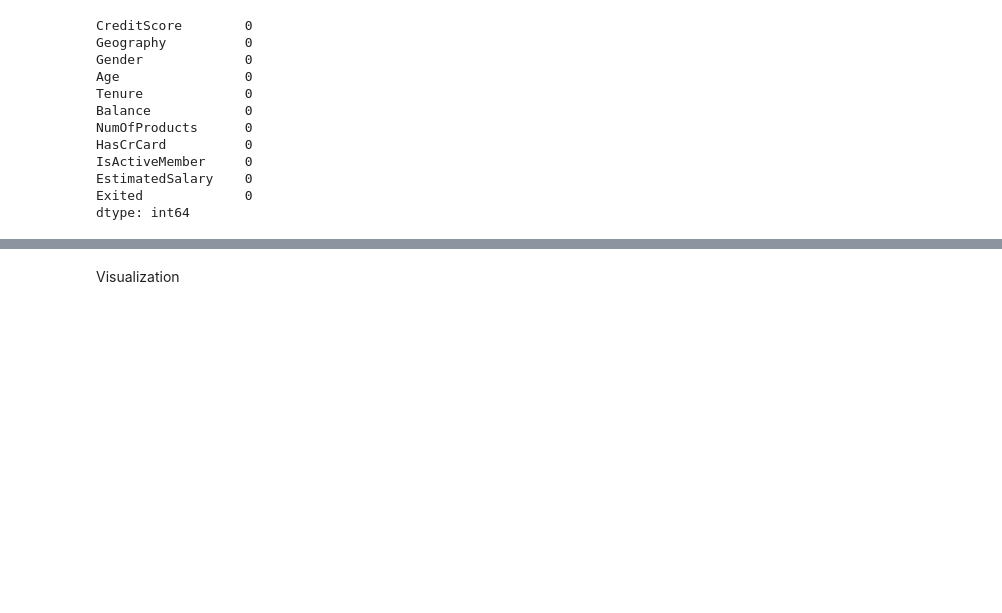
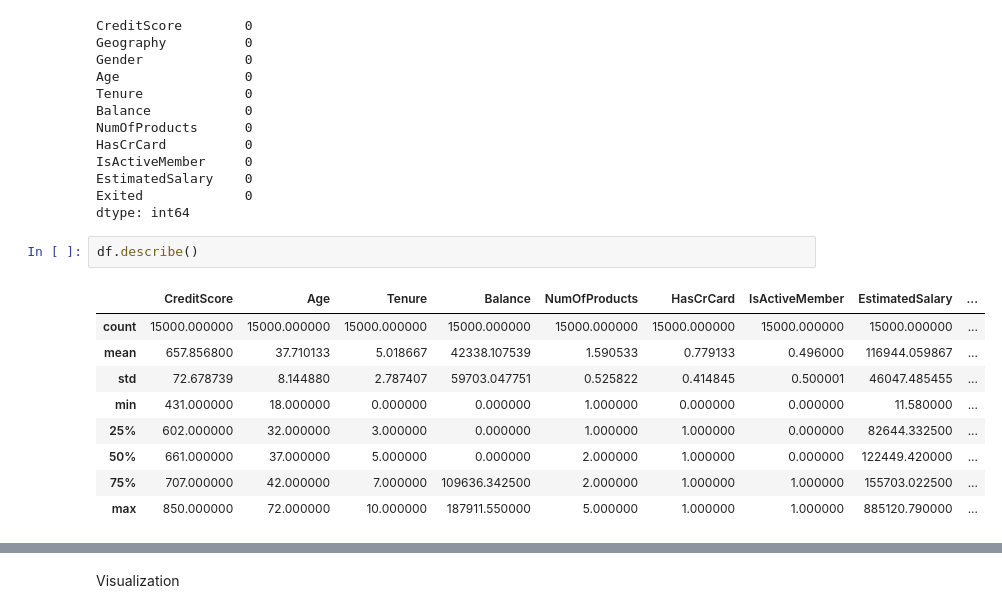
Before and after one commit to Asilbek-dev309/Cirrhosis-predict, a Jupyter notebook: customer-churn.ipynb, the cells around one changed output, grey strips where cells are left out. Drawn from its saved outputs; the diff is of its cells as text; blank space fills up the shorter version.

```diff
--- a/customer-churn.ipynb
+++ b/customer-churn.ipynb
@@ -81,3 +76,15 @@ IsActiveMember     0
 EstimatedSalary    0
 Exited             0
 dtype: int64
+# %%
+df.describe()
+# %% [output]
+|  | CreditScore | Age | Tenure | Balance | NumOfProducts | HasCrCard | IsActiveMember | EstimatedSalary | ... |
+| count | 15000.000000 | 15000.000000 | 15000.000000 | 15000.000000 | 15000.000000 | 15000.000000 | 15000.000000 | 15000.000000 | ... |
+| mean | 657.856800 | 37.710133 | 5.018667 | 42338.107539 | 1.590533 | 0.779133 | 0.496000 | 116944.059867 | ... |
+| std | 72.678739 | 8.144880 | 2.787407 | 59703.047751 | 0.525822 | 0.414845 | 0.500001 | 46047.485455 | ... |
+| min | 431.000000 | 18.000000 | 0.000000 | 0.000000 | 1.000000 | 0.000000 | 0.000000 | 11.580000 | ... |
+| 25% | 602.000000 | 32.000000 | 3.000000 | 0.000000 | 1.000000 | 1.000000 | 0.000000 | 82644.332500 | ... |
+| 50% | 661.000000 | 37.000000 | 5.000000 | 0.000000 | 2.000000 | 1.000000 | 0.000000 | 122449.420000 | ... |
+| 75% | 707.000000 | 42.000000 | 7.000000 | 109636.342500 | 2.000000 | 1.000000 | 1.000000 | 155703.022500 | ... |
+| max | 850.000000 | 72.000000 | 10.000000 | 187911.550000 | 5.000000 | 1.000000 | 1.000000 | 885120.790000 | ... |
```
Also changed, not shown: parts of 11 cells of this notebook.
